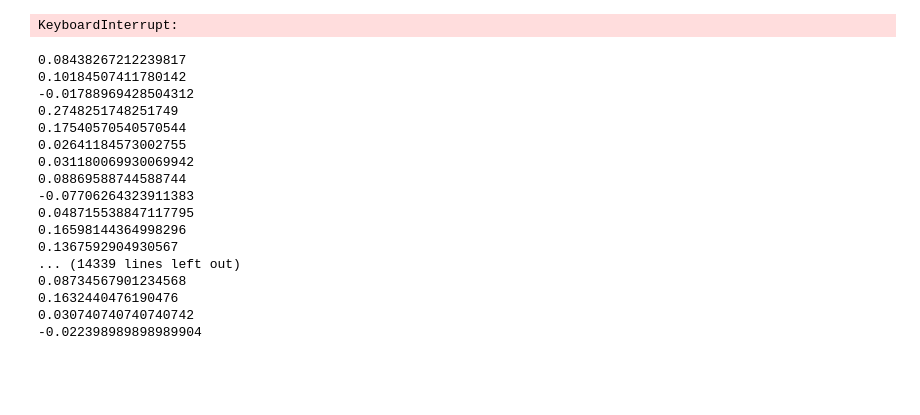
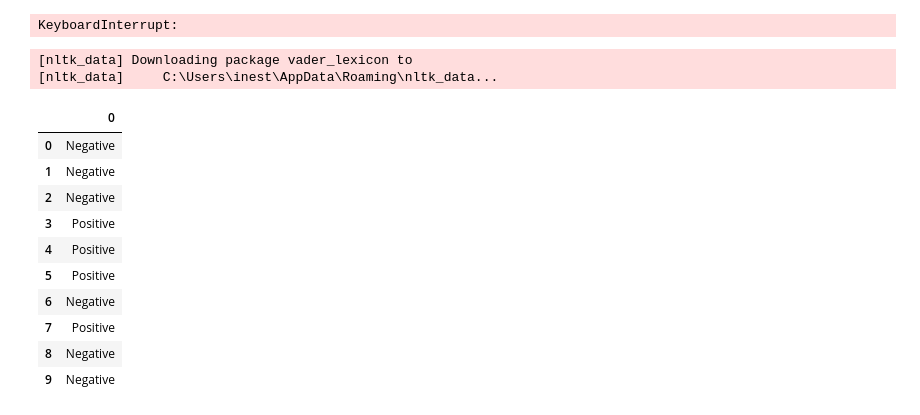
Before and after one commit to tirohweder/computational_ds, a Jupyter notebook: src/semantic_analysis/results.ipynb, the cells around one changed output. Saved outputs shown, nothing was run; the diff lists cells and outputs as text; code cells hidden in the pictures; blank space fills up the shorter version.

Commit message:
new lexicon classifier

```diff
--- a/src/semantic_analysis/results.ipynb
+++ b/src/semantic_analysis/results.ipynb
@@ -66,22 +66,21 @@ semantic_results_cnn_2014.to_csv(f'C:/Users/storr/OneDrive - Danmarks Tekniske U
 semantic_results_cnn_2015.to_csv(f'C:/Users/storr/OneDrive - Danmarks Tekniske Universitet/Year 1/Semester 1/Computational Tools for Data Science/Project/SEMANTICS/semantic_results_cnn_2015.csv',index=False)
 semantic_results_cnn_2019.to_csv(f'C:/Users/storr/OneDrive - Danmarks Tekniske Universitet/Year 1/Semester 1/Computational Tools for Data Science/Project/SEMANTICS/semantic_results_cnn_2019.csv',index=False)
 # %%
-semantic_results_cnn_2014 = semantic_analysis.lexicon(pd.read_csv("C:/Users/inest/OneDrive - Danmarks Tekniske Universitet/Semester I/Computational Tools for Data Science/fox/cnn_2014_output.csv"))
+semantic_results_cnn_2014 = semantic_analysis.lexicon_nltk(pd.read_csv("C:/Users/inest/OneDrive - Danmarks Tekniske Universitet/Semester I/Computational Tools for Data Science/fox/cnn_2014_output.csv"))
 # %% [output]
-0.08438267212239817
-0.10184507411780142
--0.01788969428504312
-0.2748251748251749
-0.17540570540570544
-0.02641184573002755
-0.031180069930069942
-0.08869588744588744
--0.07706264323911383
-0.048715538847117795
-0.16598144364998296
-0.1367592904930567
-... (14339 lines left out)
-0.08734567901234568
-0.1632440476190476
-0.030740740740740742
--0.022398989898989904
+[nltk_data] Downloading package vader_lexicon to
+[nltk_data]     C:\Users\inest\AppData\Roaming\nltk_data...
+# %%
+semantic_results_cnn_2014.head(10)
+# %% [output]
+|  | 0 |
+| 0 | Negative |
+| 1 | Negative |
+| 2 | Negative |
+| 3 | Positive |
+| 4 | Positive |
+| 5 | Positive |
+| 6 | Negative |
+| 7 | Positive |
+| 8 | Negative |
+| 9 | Negative |
```
Also changed, not shown: 1 other file.
